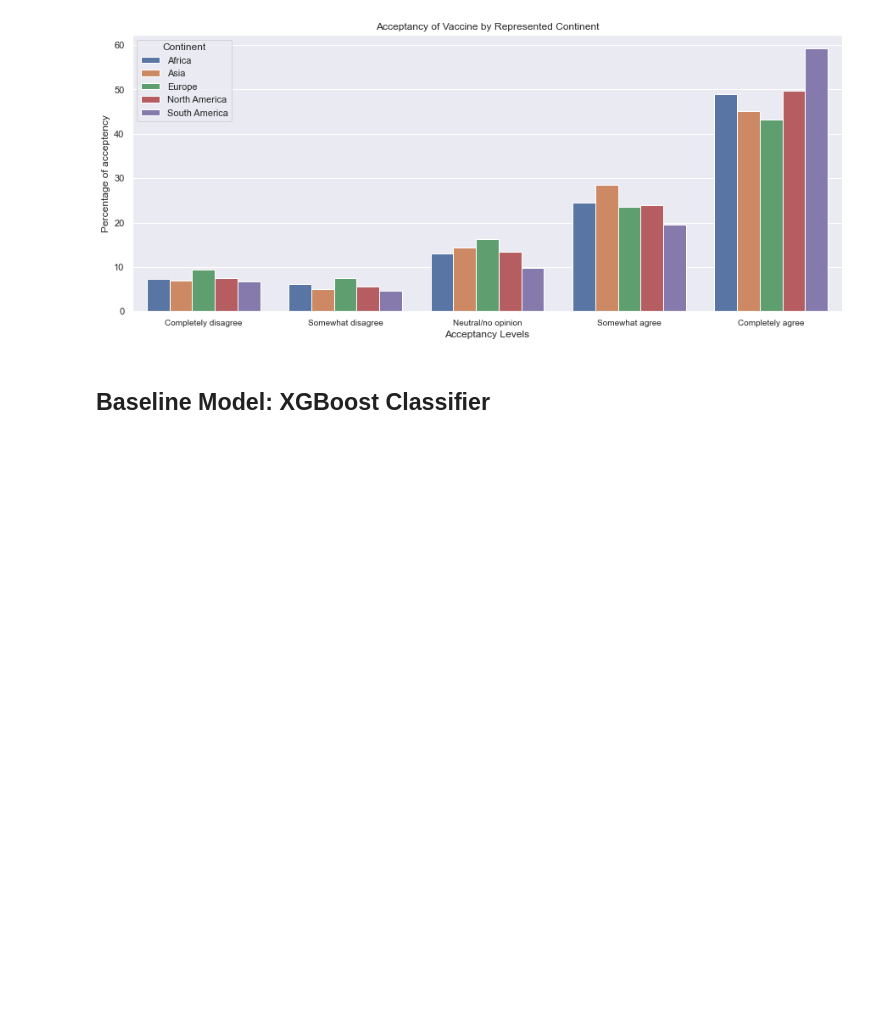
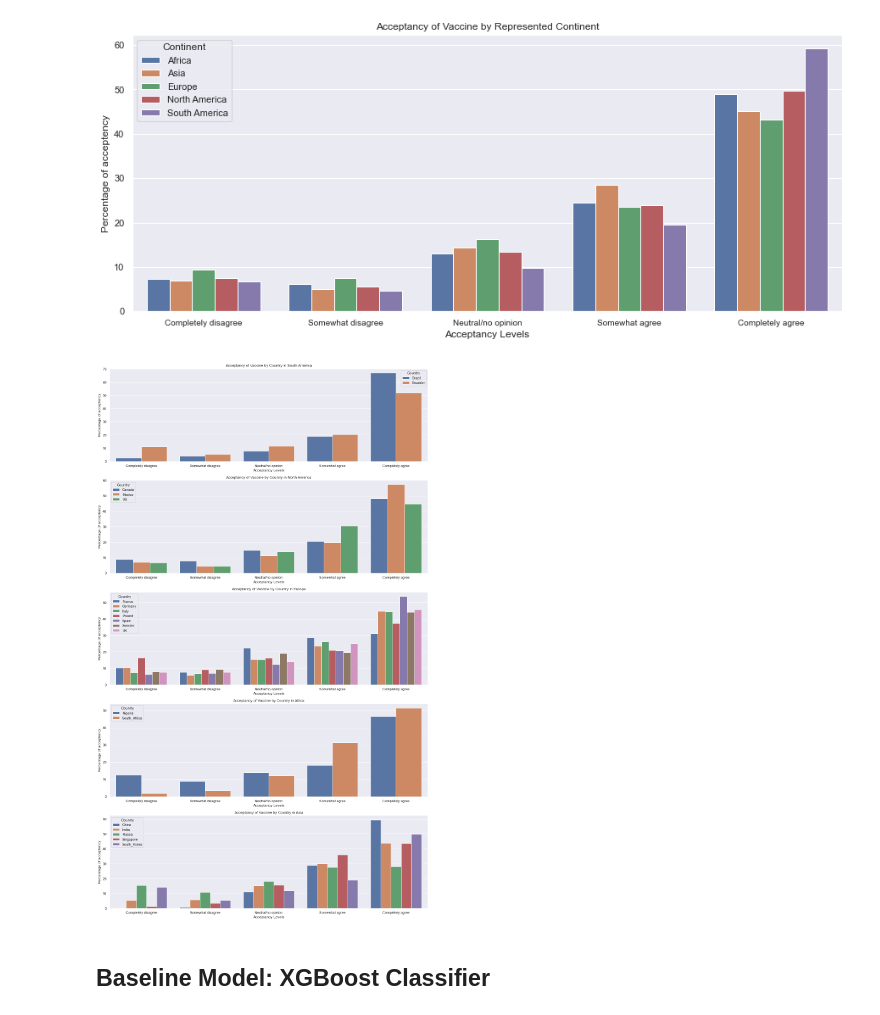
Before and after one commit to WarmongeringBeaver/M2DS_DataCamp_Challenge, a Jupyter notebook: FINAL_RAMP_chalange.ipynb, the cells around one changed output. Drawn from its saved outputs; the diff is of its cells as text; code cells hidden in the pictures; blank space fills up the shorter version.

Commit message:
visualization

```diff
--- a/FINAL_RAMP_chalange.ipynb
+++ b/FINAL_RAMP_chalange.ipynb
@@ -341,5 +323,10 @@ plot_one("Continent", "Represented Continent")
 # %% [output]
 [figure]
+# %%
+plot_five(['Country'])
+# plot_five(['Country', 'trusthealth'])
+# %% [output]
+[figure, added]
 # %% [markdown]
 ## **Baseline Model: XGBoost Classifier**
 # %% [markdown]
```
Also changed, not shown: parts of 2 cells of this notebook.
